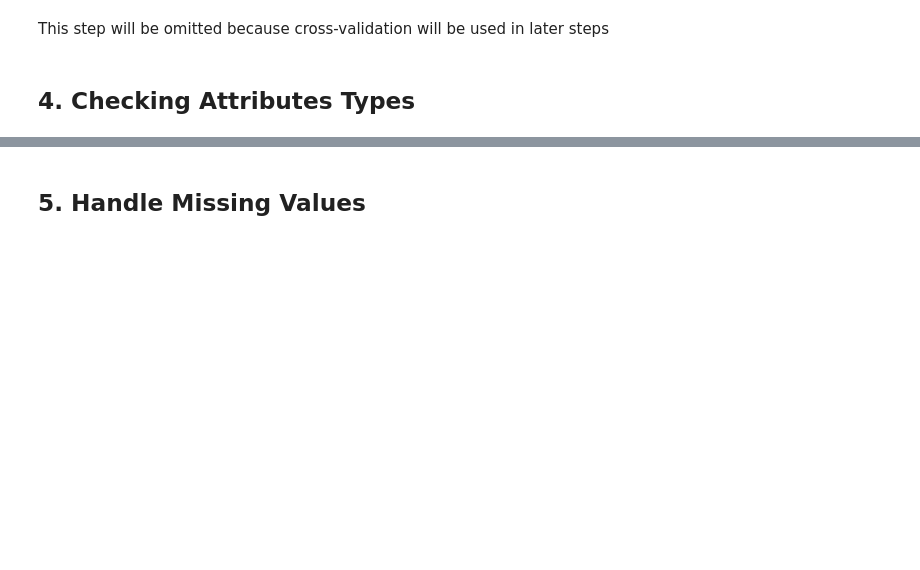
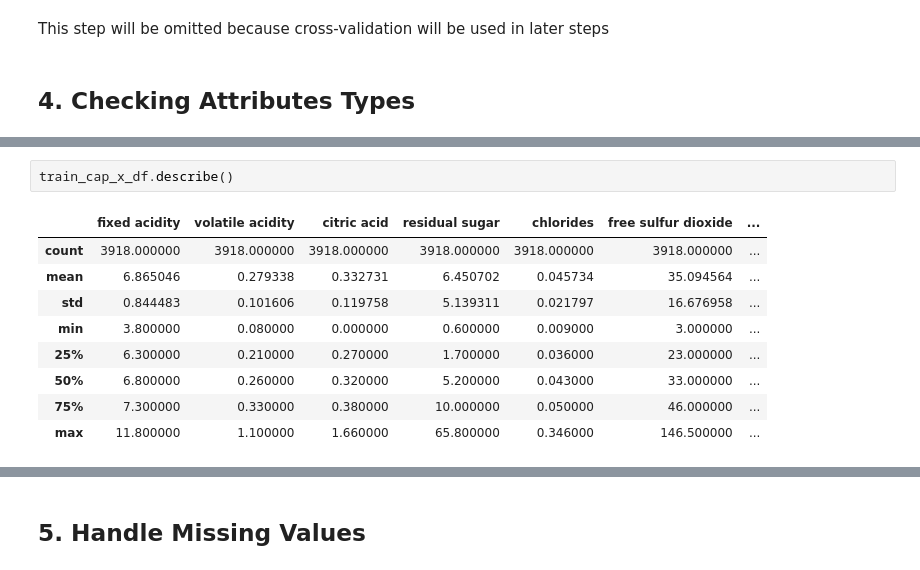
Before and after one commit to charVANder/DS5220-Supervised-ML-Project, a Jupyter notebook: eda.ipynb, the cells around one changed output, grey strips where cells are left out. Drawn from its saved outputs; the diff is of its cells as text; blank space fills up the shorter version.

```diff
--- a/eda.ipynb
+++ b/eda.ipynb
@@ -131,0 +116,12 @@ dtype: object
+# %%
+train_cap_x_df.describe()
+# %% [output]
+|  | fixed acidity | volatile acidity | citric acid | residual sugar | chlorides | free sulfur dioxide | ... |
+| count | 3918.000000 | 3918.000000 | 3918.000000 | 3918.000000 | 3918.000000 | 3918.000000 | ... |
+| mean | 6.865046 | 0.279338 | 0.332731 | 6.450702 | 0.045734 | 35.094564 | ... |
+| std | 0.844483 | 0.101606 | 0.119758 | 5.139311 | 0.021797 | 16.676958 | ... |
+| min | 3.800000 | 0.080000 | 0.000000 | 0.600000 | 0.009000 | 3.000000 | ... |
+| 25% | 6.300000 | 0.210000 | 0.270000 | 1.700000 | 0.036000 | 23.000000 | ... |
+| 50% | 6.800000 | 0.260000 | 0.320000 | 5.200000 | 0.043000 | 33.000000 | ... |
+| 75% | 7.300000 | 0.330000 | 0.380000 | 10.000000 | 0.050000 | 46.000000 | ... |
+| max | 11.800000 | 1.100000 | 1.660000 | 65.800000 | 0.346000 | 146.500000 | ... |
```
Also changed, not shown: parts of 21 cells of this notebook, 6 other files.
